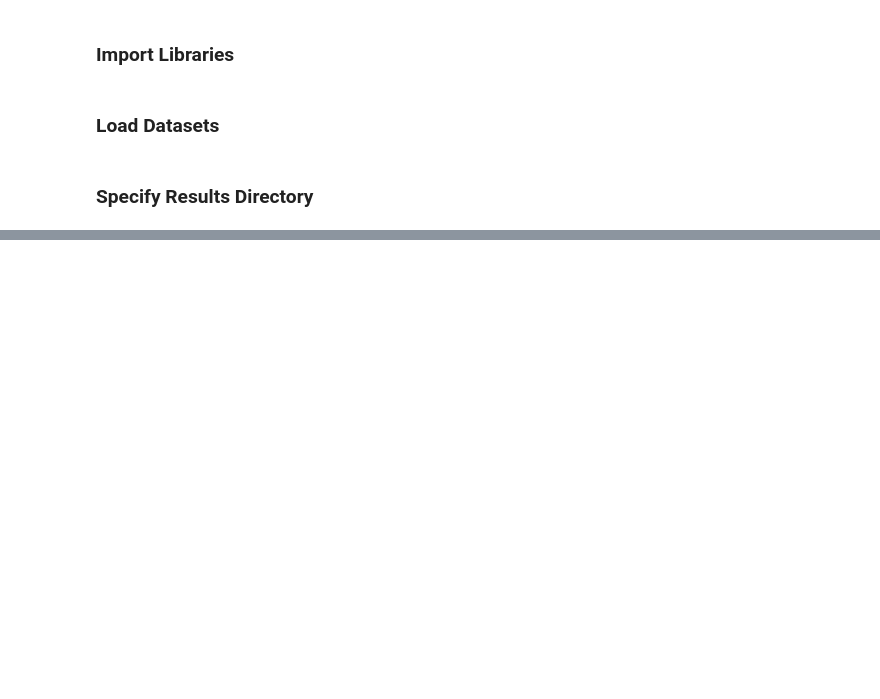
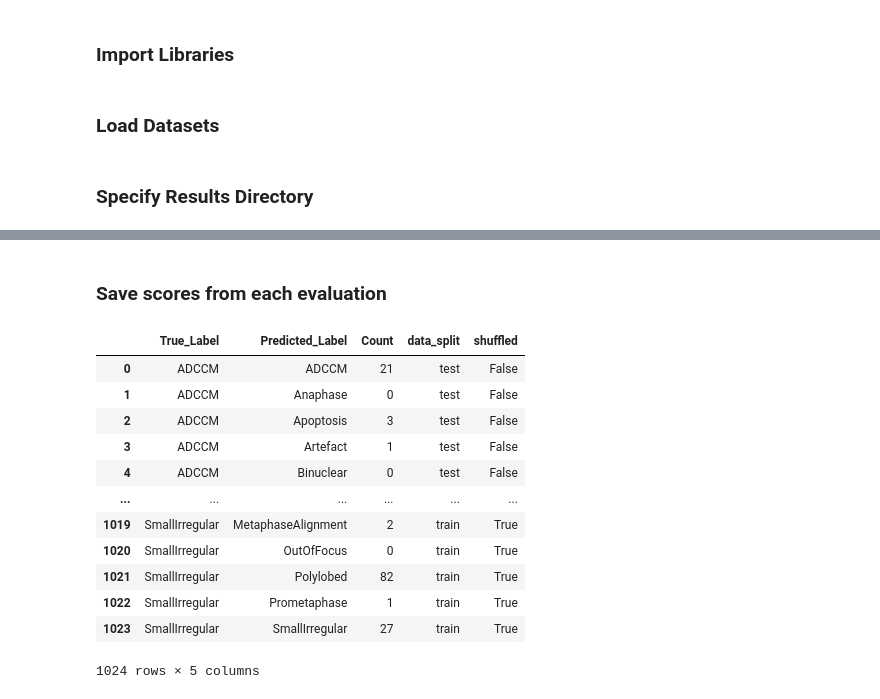
Before and after one commit to WayScience/phenotypic_profiling, a Jupyter notebook: 3.evaluate_model/confusion_matrices.ipynb, the cells around one changed output, grey strips where cells are left out. Drawn from its saved outputs; the diff is of its cells as text; code cells hidden in the pictures; blank space fills up the shorter version.

```diff
--- a/3.evaluate_model/confusion_matrices.ipynb
+++ b/3.evaluate_model/confusion_matrices.ipynb
@@ -66,0 +76,32 @@ Evaluating shuffled_baseline_model on dataset train
+# %% [markdown]
+### Save scores from each evaluation
+# %%
+# compile list of tidy data into one dataframe
+compiled_cm_data = pd.concat(compiled_cm_data).reset_index(drop=True)
+
+# specify results directory
+cm_data_dir = pathlib.Path("evaluations/confusion_matrices/")
+cm_data_dir.mkdir(parents=True, exist_ok=True)
+
+# define save path
+compiled_cm_data_save_path = pathlib.Path(f"{cm_data_dir}/compiled_cm_data.tsv")
+
+# save data as tsv
+compiled_cm_data.to_csv(compiled_cm_data_save_path, sep="\t")
+
+# preview tidy data
+compiled_cm_data
+# %% [output]
+|  | True_Label | Predicted_Label | Count | data_split | shuffled |
+| 0 | ADCCM | ADCCM | 21 | test | False |
+| 1 | ADCCM | Anaphase | 0 | test | False |
+| 2 | ADCCM | Apoptosis | 3 | test | False |
+| 3 | ADCCM | Artefact | 1 | test | False |
+| 4 | ADCCM | Binuclear | 0 | test | False |
+| ... | ... | ... | ... | ... | ... |
+| 1019 | SmallIrregular | MetaphaseAlignment | 2 | train | True |
+| 1020 | SmallIrregular | OutOfFocus | 0 | train | True |
+| 1021 | SmallIrregular | Polylobed | 82 | train | True |
+| 1022 | SmallIrregular | Prometaphase | 1 | train | True |
+| 1023 | SmallIrregular | SmallIrregular | 27 | train | True |
+1024 rows × 5 columns
```
Also changed, not shown: parts of 3 cells of this notebook, 11 other files.
